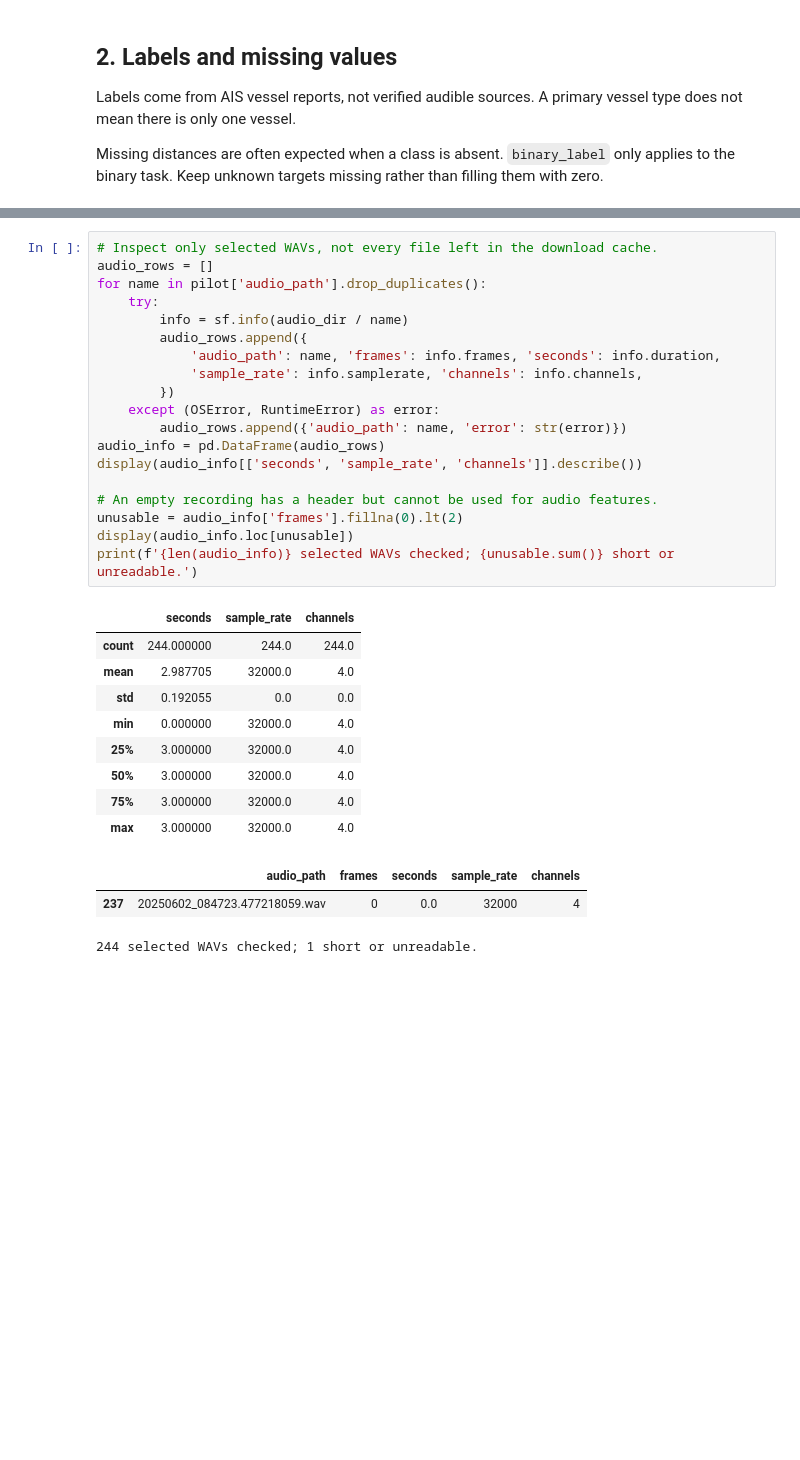
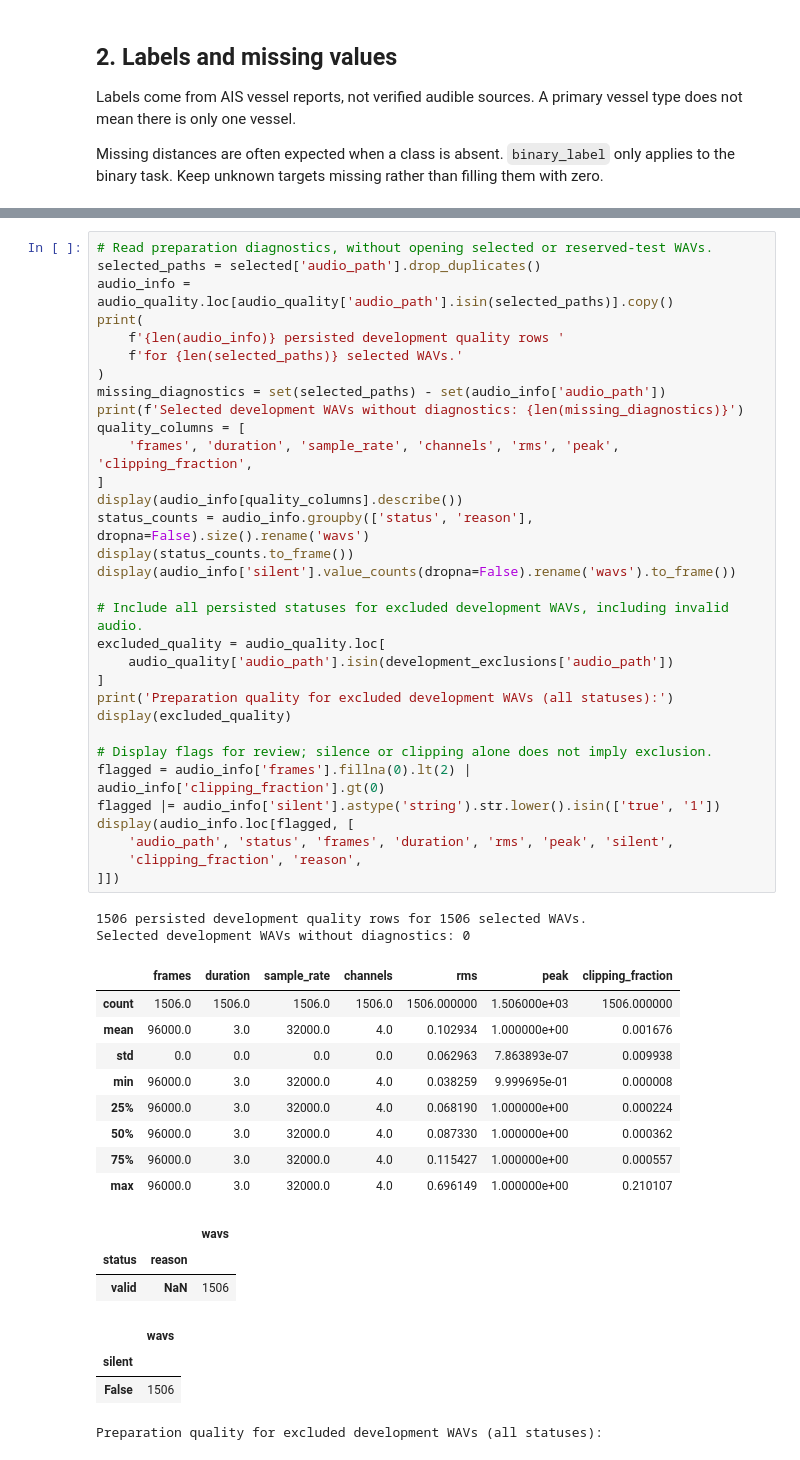
Before and after one commit to vowalsh/jhu-machine-learning-group-research-project, a Jupyter notebook: eda/eda.ipynb, the cells around one changed output, grey strips where cells are left out. Drawn from its saved outputs; the diff is of its cells as text; blank space fills up the shorter version.

```diff
--- a/eda/eda.ipynb
+++ b/eda/eda.ipynb
@@ -161,34 +412,53 @@ Check file lengths in the selected sample, then listen to three binary-training
 
 Waveform values are digital amplitudes, not calibrated sound pressure. Playback and spectrograms average the channels, which can lose information.
 # %%
-# Inspect only selected WAVs, not every file left in the download cache.
-audio_rows = []
-for name in pilot['audio_path'].drop_duplicates():
-    try:
-        info = sf.info(audio_dir / name)
-        audio_rows.append({
-            'audio_path': name, 'frames': info.frames, 'seconds': info.duration,
-            'sample_rate': info.samplerate, 'channels': info.channels,
-        })
-    except (OSError, RuntimeError) as error:
-        audio_rows.append({'audio_path': name, 'error': str(error)})
-audio_info = pd.DataFrame(audio_rows)
-display(audio_info[['seconds', 'sample_rate', 'channels']].describe())
+# Read preparation diagnostics, without opening selected or reserved-test WAVs.
+selected_paths = selected['audio_path'].drop_duplicates()
+audio_info = audio_quality.loc[audio_quality['audio_path'].isin(selected_paths)].copy()
+print(
+    f'{len(audio_info)} persisted development quality rows '
+    f'for {len(selected_paths)} selected WAVs.'
+)
+missing_diagnostics = set(selected_paths) - set(audio_info['audio_path'])
+print(f'Selected development WAVs without diagnostics: {len(missing_diagnostics)}')
+quality_columns = [
+    'frames', 'duration', 'sample_rate', 'channels', 'rms', 'peak', 'clipping_fraction',
+]
+display(audio_info[quality_columns].describe())
+status_counts = audio_info.groupby(['status', 'reason'], dropna=False).size().rename('wavs')
+display(status_counts.to_frame())
+display(audio_info['silent'].value_counts(dropna=False).rename('wavs').to_frame())
 
-# An empty recording has a header but cannot be used for audio features.
-unusable = audio_info['frames'].fillna(0).lt(2)
-display(audio_info.loc[unusable])
-print(f'{len(audio_info)} selected WAVs checked; {unusable.sum()} short or unreadable.')
+# Include all persisted statuses for excluded development WAVs, including invalid audio.
+excluded_quality = audio_quality.loc[
+    audio_quality['audio_path'].isin(development_exclusions['audio_path'])
+]
+print('Preparation quality for excluded development WAVs (all statuses):')
+display(excluded_quality)
+
+# Display flags for review; silence or clipping alone does not imply exclusion.
+flagged = audio_info['frames'].fillna(0).lt(2) | audio_info['clipping_fraction'].gt(0)
+flagged |= audio_info['silent'].astype('string').str.lower().isin(['true', '1'])
+display(audio_info.loc[flagged, [
+    'audio_path', 'status', 'frames', 'duration', 'rms', 'peak', 'silent',
+    'clipping_fraction', 'reason',
+]])
 # %% [output]
+1506 persisted development quality rows for 1506 selected WAVs.
+Selected development WAVs without diagnostics: 0
-|  | seconds | sample_rate | channels |
-| count | 244.000000 | 244.0 | 244.0 |
-| mean | 2.987705 | 32000.0 | 4.0 |
-| std | 0.192055 | 0.0 | 0.0 |
-| min | 0.000000 | 32000.0 | 4.0 |
-| 25% | 3.000000 | 32000.0 | 4.0 |
-| 50% | 3.000000 | 32000.0 | 4.0 |
-| 75% | 3.000000 | 32000.0 | 4.0 |
-| max | 3.000000 | 32000.0 | 4.0 |
+|  | frames | duration | sample_rate | channels | rms | peak | clipping_fraction |
+| count | 1506.0 | 1506.0 | 1506.0 | 1506.0 | 1506.000000 | 1.506000e+03 | 1506.000000 |
+| mean | 96000.0 | 3.0 | 32000.0 | 4.0 | 0.102934 | 1.000000e+00 | 0.001676 |
+| std | 0.0 | 0.0 | 0.0 | 0.0 | 0.062963 | 7.863893e-07 | 0.009938 |
+| min | 96000.0 | 3.0 | 32000.0 | 4.0 | 0.038259 | 9.999695e-01 | 0.000008 |
+| 25% | 96000.0 | 3.0 | 32000.0 | 4.0 | 0.068190 | 1.000000e+00 | 0.000224 |
+| 50% | 96000.0 | 3.0 | 32000.0 | 4.0 | 0.087330 | 1.000000e+00 | 0.000362 |
+| 75% | 96000.0 | 3.0 | 32000.0 | 4.0 | 0.115427 | 1.000000e+00 | 0.000557 |
+| max | 96000.0 | 3.0 | 32000.0 | 4.0 | 0.696149 | 1.000000e+00 | 0.210107 |
-|  | audio_path | frames | seconds | sample_rate | channels |
-| 237 | 20250602_084723.477218059.wav | 0 | 0.0 | 32000 | 4 |
+|  |  | wavs |
+| status | reason |  |
+| valid | NaN | 1506 |
-244 selected WAVs checked; 1 short or unreadable.
+|  | wavs |
+| silent |  |
+| False | 1506 |
+Preparation quality for excluded development WAVs (all statuses):
```
Also changed, not shown: parts of 9 cells of this notebook, 2 other files.
